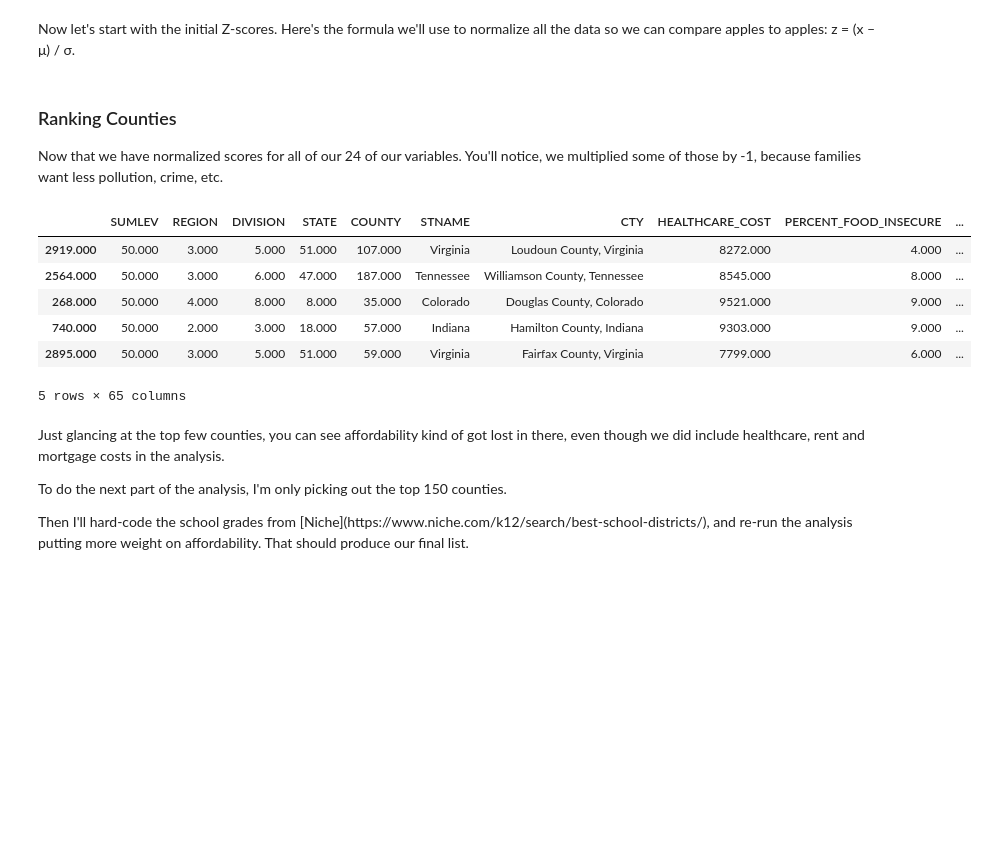
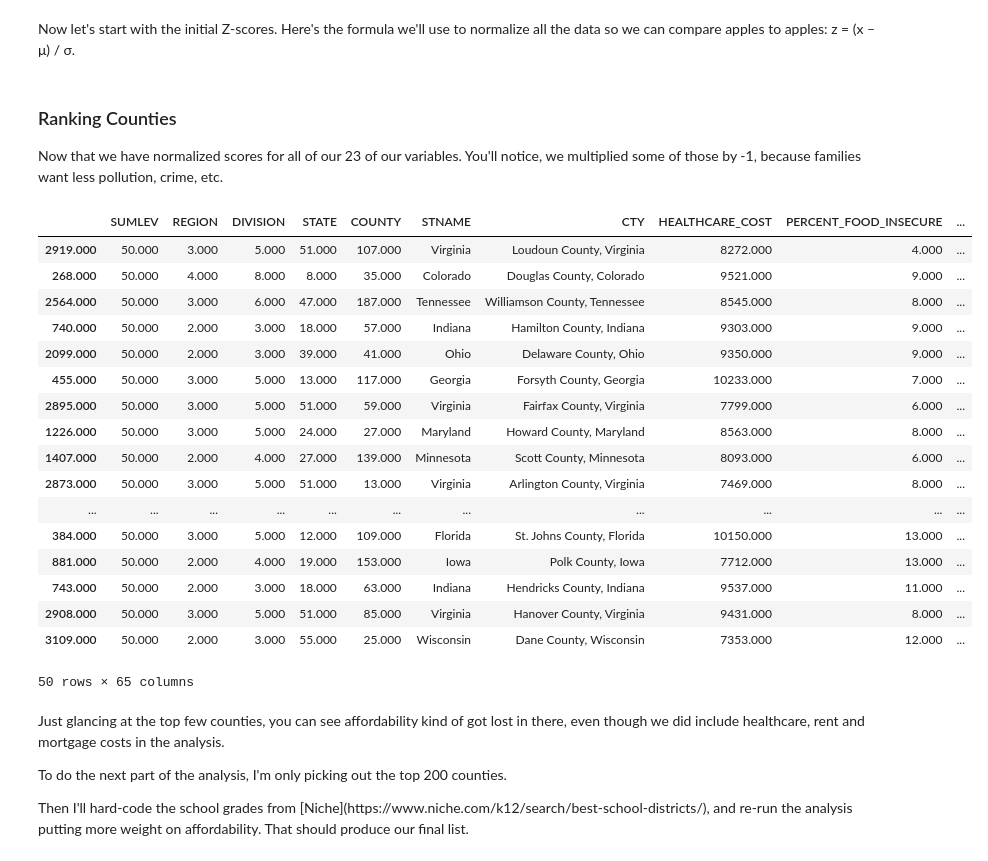
Before and after one commit to AlexMahadevan/raise_a_family, a Jupyter notebook: 25 Affordable Cities to Raise a Family.ipynb, the cells around one changed output. Drawn from its saved outputs; the diff is of its cells as text; code cells hidden in the pictures; blank space fills up the shorter version.

Commit message:
Dropped water violations

```diff
--- a/25 Affordable Cities to Raise a Family.ipynb
+++ b/25 Affordable Cities to Raise a Family.ipynb
@@ -113,8 +135,6 @@ df['zCIVIC_ASSOCIATIONS'] = (df.CIVIC_ASSOCIATIONS - df.CIVIC_ASSOCIATIONS.mean(
 df['zCRIME_RATE'] = -1*((df.CRIME_RATE - df.CRIME_RATE.mean())/ df.CRIME_RATE.std())
 # %%
 df['zDAILY_POLLUTION'] = -1*((df.DAILY_POLLUTION - df.DAILY_POLLUTION.mean())/ df.DAILY_POLLUTION.std())
-# %%
-df['zWATER_VIOLATION'] = (df.WATER_VIOLATION - df.WATER_VIOLATION.mean())/ df.WATER_VIOLATION.std()
 # %%
 df['zCHILD_MORTALITY_RATE'] = -1*((df.CHILD_MORTALITY_RATE - df.CHILD_MORTALITY_RATE.mean())/ df.CHILD_MORTALITY_RATE.std())
 # %%
@@ -125,5 +145,5 @@ df['zDISCONNECTED_YOUTH'] = -1*((df.DISCONNECTED_YOUTH - df.DISCONNECTED_YOUTH.m
 df['zHOUSING_PROBLEMS'] = -1*((df.HOUSING_PROBLEMS - df.HOUSING_PROBLEMS.mean())/ df.HOUSING_PROBLEMS.std())
 # %% [markdown]
 ### Ranking Counties
-<p>Now that we have normalized scores for all of our 24 of our variables. You'll notice, we multiplied some of those by -1, because families want less pollution, crime, etc.</p>
+<p>Now that we have normalized scores for all of our 23 of our variables. You'll notice, we multiplied some of those by -1, because families want less pollution, crime, etc.</p>
 # %%
@@ -131,18 +151,29 @@ df['zSCORE_TOTAL'] = (df['zPERCENT_WITH_KIDS'] + df['zBIRTHS_PER_CAPITA'] + df['
 # %%
 df_sorted = df.sort_values('zSCORE_TOTAL', ascending=False)
 # %%
-df_sorted.head()
+df_sorted.head(50)
 # %% [output]
 |  | SUMLEV | REGION | DIVISION | STATE | COUNTY | STNAME | CTY | HEALTHCARE_COST | PERCENT_FOOD_INSECURE | ... |
 | 2919.000 | 50.000 | 3.000 | 5.000 | 51.000 | 107.000 | Virginia | Loudoun County, Virginia | 8272.000 | 4.000 | ... |
+| 268.000 | 50.000 | 4.000 | 8.000 | 8.000 | 35.000 | Colorado | Douglas County, Colorado | 9521.000 | 9.000 | ... |
 | 2564.000 | 50.000 | 3.000 | 6.000 | 47.000 | 187.000 | Tennessee | Williamson County, Tennessee | 8545.000 | 8.000 | ... |
-| 268.000 | 50.000 | 4.000 | 8.000 | 8.000 | 35.000 | Colorado | Douglas County, Colorado | 9521.000 | 9.000 | ... |
 | 740.000 | 50.000 | 2.000 | 3.000 | 18.000 | 57.000 | Indiana | Hamilton County, Indiana | 9303.000 | 9.000 | ... |
+| 2099.000 | 50.000 | 2.000 | 3.000 | 39.000 | 41.000 | Ohio | Delaware County, Ohio | 9350.000 | 9.000 | ... |
+| 455.000 | 50.000 | 3.000 | 5.000 | 13.000 | 117.000 | Georgia | Forsyth County, Georgia | 10233.000 | 7.000 | ... |
 | 2895.000 | 50.000 | 3.000 | 5.000 | 51.000 | 59.000 | Virginia | Fairfax County, Virginia | 7799.000 | 6.000 | ... |
+| 1226.000 | 50.000 | 3.000 | 5.000 | 24.000 | 27.000 | Maryland | Howard County, Maryland | 8563.000 | 8.000 | ... |
+| 1407.000 | 50.000 | 2.000 | 4.000 | 27.000 | 139.000 | Minnesota | Scott County, Minnesota | 8093.000 | 6.000 | ... |
+| 2873.000 | 50.000 | 3.000 | 5.000 | 51.000 | 13.000 | Virginia | Arlington County, Virginia | 7469.000 | 8.000 | ... |
+| ... | ... | ... | ... | ... | ... | ... | ... | ... | ... | ... |
+| 384.000 | 50.000 | 3.000 | 5.000 | 12.000 | 109.000 | Florida | St. Johns County, Florida | 10150.000 | 13.000 | ... |
+| 881.000 | 50.000 | 2.000 | 4.000 | 19.000 | 153.000 | Iowa | Polk County, Iowa | 7712.000 | 13.000 | ... |
+| 743.000 | 50.000 | 2.000 | 3.000 | 18.000 | 63.000 | Indiana | Hendricks County, Indiana | 9537.000 | 11.000 | ... |
+| 2908.000 | 50.000 | 3.000 | 5.000 | 51.000 | 85.000 | Virginia | Hanover County, Virginia | 9431.000 | 8.000 | ... |
+| 3109.000 | 50.000 | 2.000 | 3.000 | 55.000 | 25.000 | Wisconsin | Dane County, Wisconsin | 7353.000 | 12.000 | ... |
-5 rows × 65 columns
+50 rows × 65 columns
 # %%
 df_sorted.to_csv("/Users/alexmahadevan/Code/raise_a_family/county data sorted.csv")
 # %% [markdown]
 <p>Just glancing at the top few counties, you can see affordability kind of got lost in there, even though we did include healthcare, rent and mortgage costs in the analysis.</p>
-<p>To do the next part of the analysis, I'm only picking out the top 150 counties.</p>
+<p>To do the next part of the analysis, I'm only picking out the top 200 counties.</p>
 <p>Then I'll hard-code the school grades from [Niche](https://www.niche.com/k12/search/best-school-districts/), and re-run the analysis putting more weight on affordability. That should produce our final list.</p>
```
Also changed, not shown: parts of 2 cells of this notebook, 3 other files.
